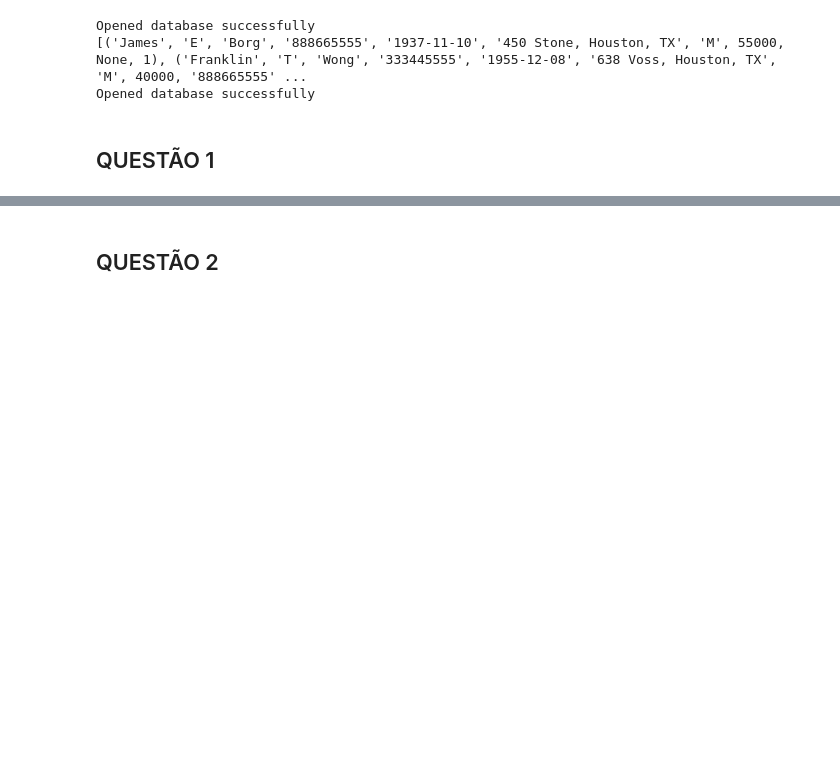
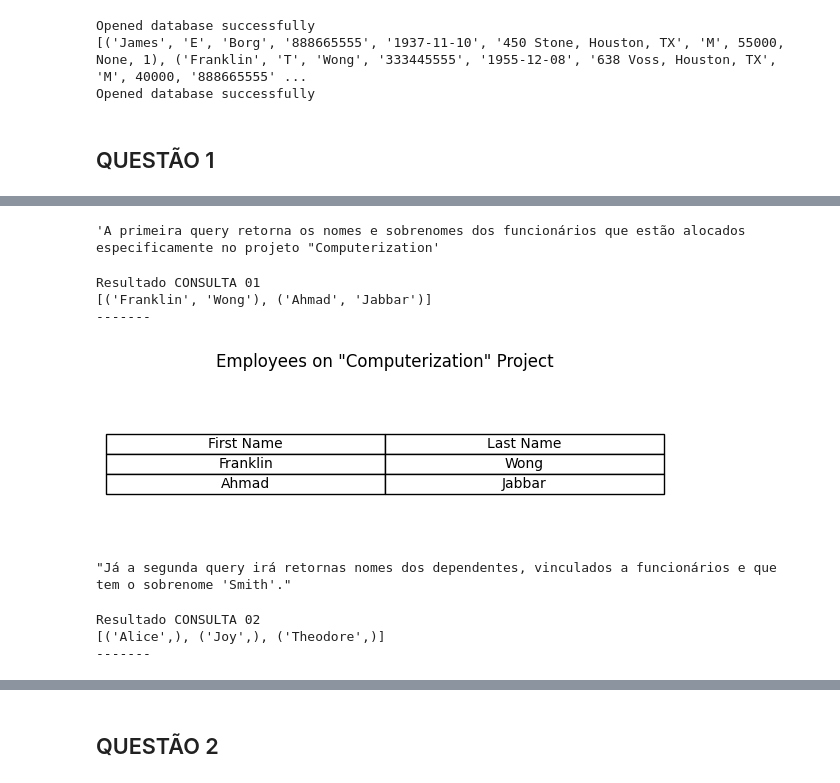
Before and after one commit to RaphaelLeivas/ibd-2025-1, a Jupyter notebook: exercicio SQL/BD_Empregados.ipynb, the cells around one changed output, grey strips where cells are left out. Drawn from its saved outputs; the diff is of its cells as text; code cells hidden in the pictures; blank space fills up the shorter version.

```diff
--- a/exercicio SQL/BD_Empregados.ipynb
+++ b/exercicio SQL/BD_Empregados.ipynb
@@ -80,0 +31,68 @@ Resultado CONSULTA 02
+# %%
+"""A primeira query retorna os nomes e sobrenomes dos funcionários que estão alocados especificamente no projeto "Computerization"""
+# %% [output]
+'A primeira query retorna os nomes e sobrenomes dos funcionários que estão alocados especificamente no projeto "Computerization'
+# %%
+c1 = conn.execute('''
+SELECT E.Fname, E.Lname
+FROM EMPLOYEE AS E
+    INNER JOIN WORKS_ON AS WO
+        ON E.ssn = WO.Essn
+    INNER JOIN PROJECT AS P
+        ON P.Pname = 'Computerization' AND WO.Pno = P.Pnumber
+''')
+print("Resultado CONSULTA 01")
+results_1_1 = c1.fetchall()
+print(results_1_1)
+print("-------")
+print('\n')
+# %% [output]
+Resultado CONSULTA 01
+[('Franklin', 'Wong'), ('Ahmad', 'Jabbar')]
+-------
+# %%
+df1 = pd.DataFrame(results_1_1, columns=['First Name', 'Last Name'])
+
+if not df1.empty:
+    fig, ax = plt.subplots(figsize=(6, len(df1)*0.4 + 1))
+    ax.axis('tight')
+    ax.axis('off')
+
+    # Create the table
+    table = ax.table(cellText=df1.values,
+                     colLabels=df1.columns,
+                     cellLoc='center',
+                     loc='center')
+
+    table.auto_set_font_size(False)
+    table.set_fontsize(10)
+    table.scale(1.2, 1.2)
+
+    ax.set_title('Employees on "Computerization" Project', pad=20)
+
+    plt.show()
+else:
+    print("No data for CONSULTA 01 to visualize.")
+    conn.close()
+# %% [output]
+[figure, added]
+# %%
+"""Já a segunda query irá retornas nomes dos dependentes, vinculados a funcionários e que tem o sobrenome 'Smith'."""
+# %% [output]
+"Já a segunda query irá retornas nomes dos dependentes, vinculados a funcionários e que tem o sobrenome 'Smith'."
+# %%
+c2 = conn.execute('''
+SELECT D.Dependent_name
+FROM DEPENDENT AS D
+    INNER JOIN EMPLOYEE AS E
+        ON E.ssn = D.Essn AND E.Lname = 'Smith'
+''')
+print("Resultado CONSULTA 02")
+results_1_2 = c2.fetchall()
+print(results_1_2)
+print("-------")
+print('\n')
+# %% [output]
+Resultado CONSULTA 02
+[('Alice',), ('Joy',), ('Theodore',)]
+-------
```
Also changed, not shown: parts of 15 cells of this notebook, 2 other files.
